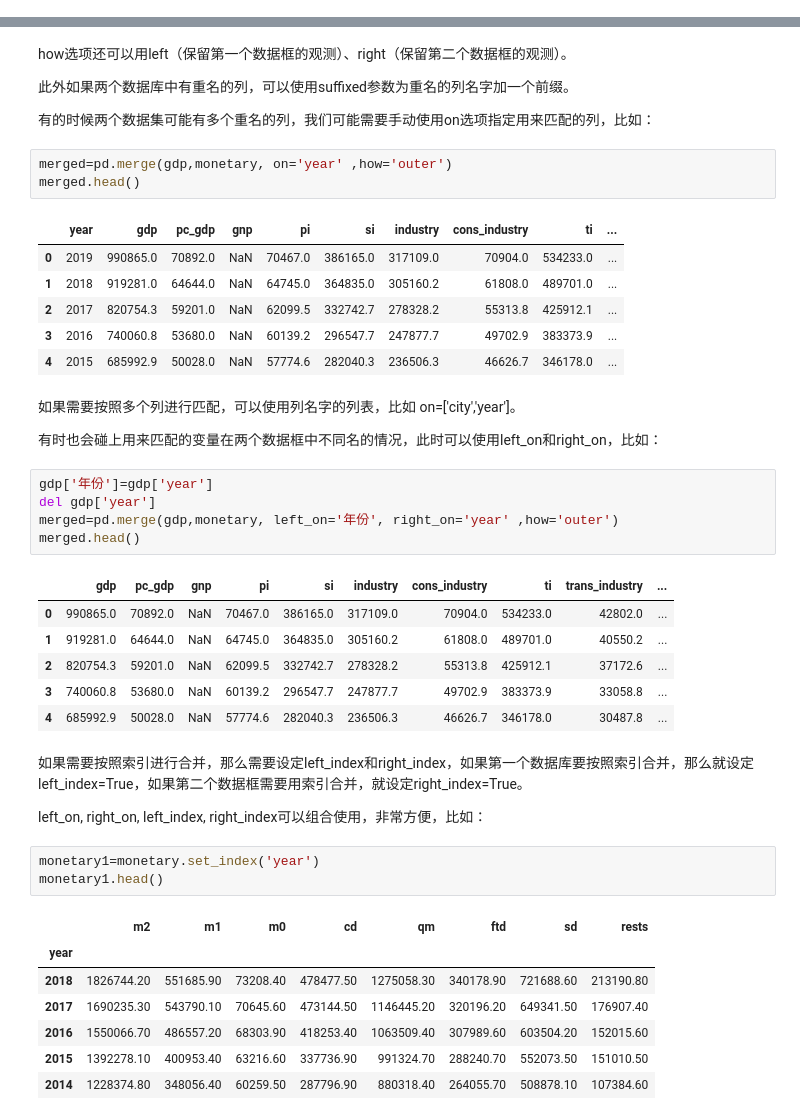
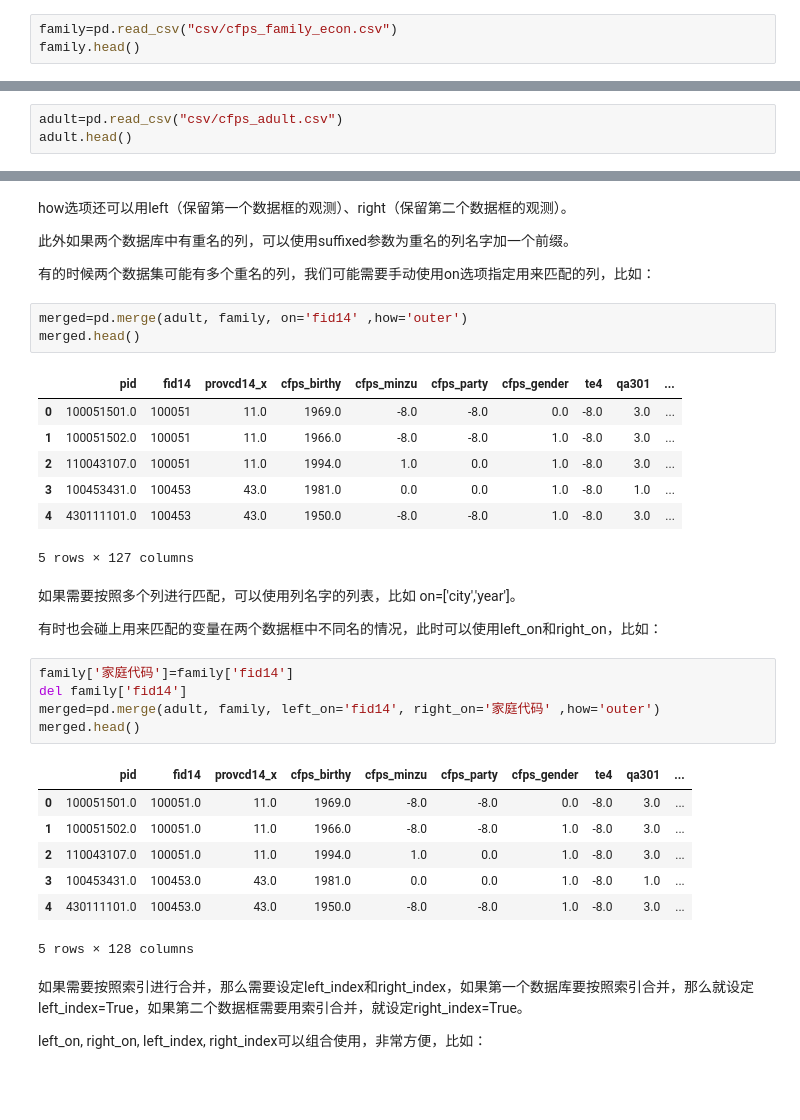
Before and after one commit to sijichun/PythonTutor, a Jupyter notebook: T7_pandas.ipynb, the cells around one changed output, grey strips where cells are left out. Drawn from its saved outputs; the diff is of its cells as text; blank space fills up the shorter version.

```diff
--- a/T7_pandas.ipynb
+++ b/T7_pandas.ipynb
@@ -1474,0 +1459,3 @@ monetary.head()
+# %%
+family=pd.read_csv("csv/cfps_family_econ.csv")
+family.head()
@@ -1474,0 +1470,3 @@ monetary.head()
+# %%
+adult=pd.read_csv("csv/cfps_adult.csv")
+adult.head()
@@ -1501,43 +1513,34 @@ how选项还可以用left（保留第一个数据框的观测）、right（保
 
 有的时候两个数据集可能有多个重名的列，我们可能需要手动使用on选项指定用来匹配的列，比如：
 # %%
-merged=pd.merge(gdp,monetary, on='year' ,how='outer')
+merged=pd.merge(adult, family, on='fid14' ,how='outer')
 merged.head()
 # %% [output]
-|  | year | gdp | pc_gdp | gnp | pi | si | industry | cons_industry | ti | ... |
-| 0 | 2019 | 990865.0 | 70892.0 | NaN | 70467.0 | 386165.0 | 317109.0 | 70904.0 | 534233.0 | ... |
-| 1 | 2018 | 919281.0 | 64644.0 | NaN | 64745.0 | 364835.0 | 305160.2 | 61808.0 | 489701.0 | ... |
-| 2 | 2017 | 820754.3 | 59201.0 | NaN | 62099.5 | 332742.7 | 278328.2 | 55313.8 | 425912.1 | ... |
-| 3 | 2016 | 740060.8 | 53680.0 | NaN | 60139.2 | 296547.7 | 247877.7 | 49702.9 | 383373.9 | ... |
-| 4 | 2015 | 685992.9 | 50028.0 | NaN | 57774.6 | 282040.3 | 236506.3 | 46626.7 | 346178.0 | ... |
+|  | pid | fid14 | provcd14_x | cfps_birthy | cfps_minzu | cfps_party | cfps_gender | te4 | qa301 | ... |
+| 0 | 100051501.0 | 100051 | 11.0 | 1969.0 | -8.0 | -8.0 | 0.0 | -8.0 | 3.0 | ... |
+| 1 | 100051502.0 | 100051 | 11.0 | 1966.0 | -8.0 | -8.0 | 1.0 | -8.0 | 3.0 | ... |
+| 2 | 110043107.0 | 100051 | 11.0 | 1994.0 | 1.0 | 0.0 | 1.0 | -8.0 | 3.0 | ... |
+| 3 | 100453431.0 | 100453 | 43.0 | 1981.0 | 0.0 | 0.0 | 1.0 | -8.0 | 1.0 | ... |
+| 4 | 430111101.0 | 100453 | 43.0 | 1950.0 | -8.0 | -8.0 | 1.0 | -8.0 | 3.0 | ... |
+5 rows × 127 columns
 # %% [markdown]
 如果需要按照多个列进行匹配，可以使用列名字的列表，比如 on=['city','year']。
 
 有时也会碰上用来匹配的变量在两个数据框中不同名的情况，此时可以使用left_on和right_on，比如：
 # %%
-gdp['年份']=gdp['year']
-del gdp['year']
-merged=pd.merge(gdp,monetary, left_on='年份', right_on='year' ,how='outer')
+family['家庭代码']=family['fid14']
+del family['fid14']
+merged=pd.merge(adult, family, left_on='fid14', right_on='家庭代码' ,how='outer')
 merged.head()
 # %% [output]
-|  | gdp | pc_gdp | gnp | pi | si | industry | cons_industry | ti | trans_industry | ... |
-| 0 | 990865.0 | 70892.0 | NaN | 70467.0 | 386165.0 | 317109.0 | 70904.0 | 534233.0 | 42802.0 | ... |
-| 1 | 919281.0 | 64644.0 | NaN | 64745.0 | 364835.0 | 305160.2 | 61808.0 | 489701.0 | 40550.2 | ... |
-| 2 | 820754.3 | 59201.0 | NaN | 62099.5 | 332742.7 | 278328.2 | 55313.8 | 425912.1 | 37172.6 | ... |
-| 3 | 740060.8 | 53680.0 | NaN | 60139.2 | 296547.7 | 247877.7 | 49702.9 | 383373.9 | 33058.8 | ... |
-| 4 | 685992.9 | 50028.0 | NaN | 57774.6 | 282040.3 | 236506.3 | 46626.7 | 346178.0 | 30487.8 | ... |
+|  | pid | fid14 | provcd14_x | cfps_birthy | cfps_minzu | cfps_party | cfps_gender | te4 | qa301 | ... |
+| 0 | 100051501.0 | 100051.0 | 11.0 | 1969.0 | -8.0 | -8.0 | 0.0 | -8.0 | 3.0 | ... |
+| 1 | 100051502.0 | 100051.0 | 11.0 | 1966.0 | -8.0 | -8.0 | 1.0 | -8.0 | 3.0 | ... |
+| 2 | 110043107.0 | 100051.0 | 11.0 | 1994.0 | 1.0 | 0.0 | 1.0 | -8.0 | 3.0 | ... |
+| 3 | 100453431.0 | 100453.0 | 43.0 | 1981.0 | 0.0 | 0.0 | 1.0 | -8.0 | 1.0 | ... |
+| 4 | 430111101.0 | 100453.0 | 43.0 | 1950.0 | -8.0 | -8.0 | 1.0 | -8.0 | 3.0 | ... |
+5 rows × 128 columns
 # %% [markdown]
 如果需要按照索引进行合并，那么需要设定left_index和right_index，如果第一个数据库要按照索引合并，那么就设定left_index=True，如果第二个数据框需要用索引合并，就设定right_index=True。
 
 left_on, right_on, left_index, right_index可以组合使用，非常方便，比如：
-# %%
-monetary1=monetary.set_index('year')
-monetary1.head()
-# %% [output]
-|  | m2 | m1 | m0 | cd | qm | ftd | sd | rests |
-| year |  |  |  |  |  |  |  |  |
-| 2018 | 1826744.20 | 551685.90 | 73208.40 | 478477.50 | 1275058.30 | 340178.90 | 721688.60 | 213190.80 |
-| 2017 | 1690235.30 | 543790.10 | 70645.60 | 473144.50 | 1146445.20 | 320196.20 | 649341.50 | 176907.40 |
-| 2016 | 1550066.70 | 486557.20 | 68303.90 | 418253.40 | 1063509.40 | 307989.60 | 603504.20 | 152015.60 |
-| 2015 | 1392278.10 | 400953.40 | 63216.60 | 337736.90 | 991324.70 | 288240.70 | 552073.50 | 151010.50 |
-| 2014 | 1228374.80 | 348056.40 | 60259.50 | 287796.90 | 880318.40 | 264055.70 | 508878.10 | 107384.60 |
```
Also changed, not shown: parts of 74 cells of this notebook, 4 other files.
